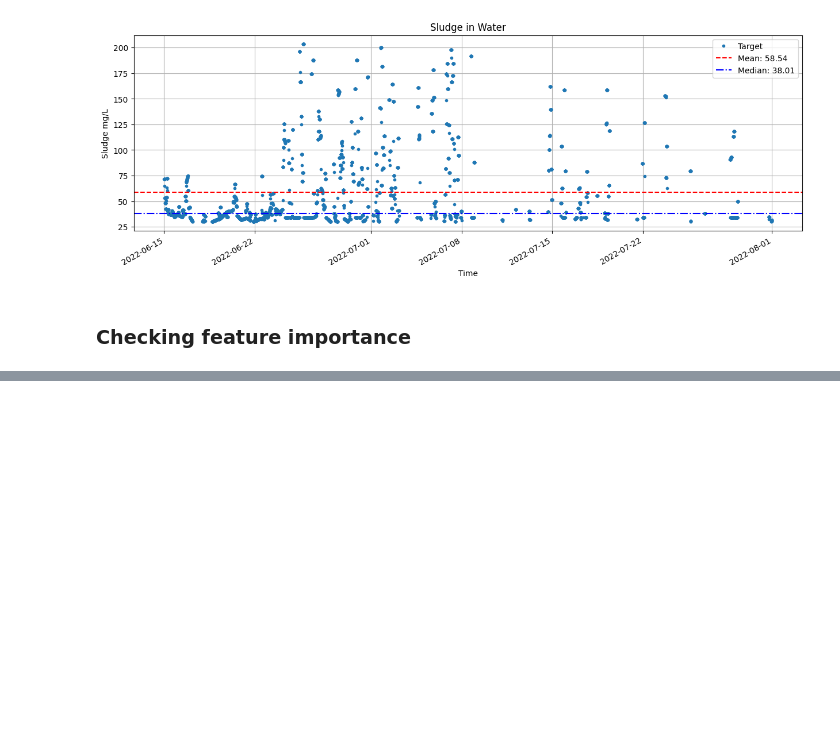
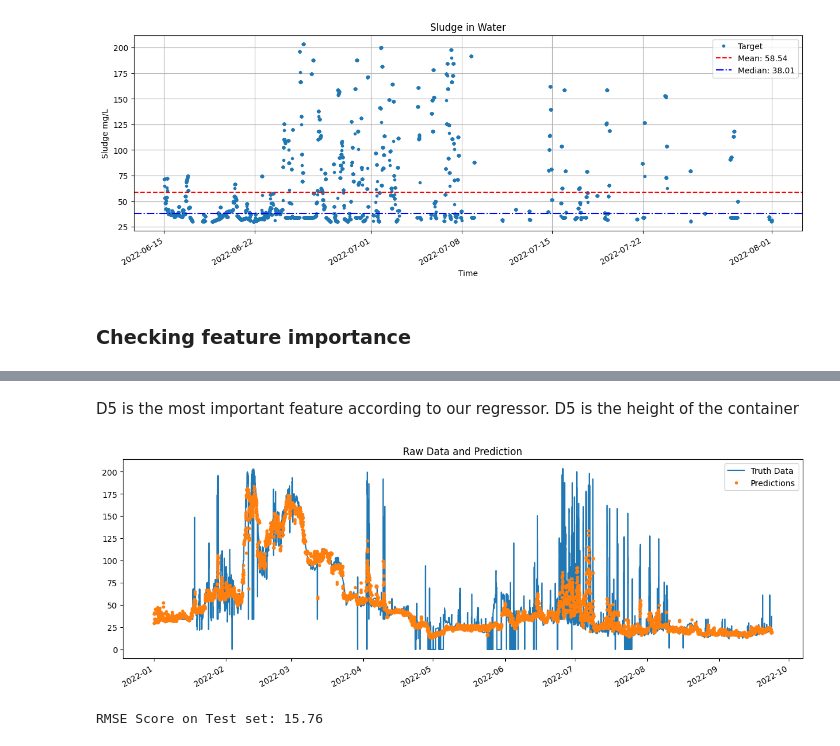
Before and after one commit to fibleep/sludge-water-plant, a Jupyter notebook: water_plants.ipynb, the cells around one changed output, grey strips where cells are left out. Drawn from its saved outputs; the diff is of its cells as text; code cells hidden in the pictures; blank space fills up the shorter version.

```diff
--- a/water_plants.ipynb
+++ b/water_plants.ipynb
@@ -323,0 +378,28 @@ f_importances(polynomial_svm_clf.coef_, df.columns[:-1])
+# %% [markdown]
+D5 is the most important feature according to our regressor. D5 is the height of the container
+# %%
+import matplotlib.pyplot as plt
+
+
+X_test['prediction'] = reg.predict(X_test)
+
+predict_df = df.merge(X_test[['prediction']], how='left', left_index=True, right_index=True)
+
+ax = predict_df[['Target']].plot(figsize=(15, 5))
+predict_df['prediction'].plot(ax=ax, style='.')
+plt.legend(['Truth Data', 'Predictions'])
+ax.set_title('Raw Data and Prediction')
+plt.show()
+# %% [output]
+[figure, added]
+# %%
+import numpy as np
+from sklearn.metrics import mean_squared_error
+
+
+valid_predict_df = predict_df.dropna(subset=['Target', 'prediction'])
+
+score = np.sqrt(mean_squared_error(valid_predict_df["Target"], valid_predict_df["prediction"]))
+print(f"RMSE Score on Test set: {score:0.2f}")
+# %% [output]
+RMSE Score on Test set: 15.76
```
Also changed, not shown: parts of 6 cells of this notebook.
